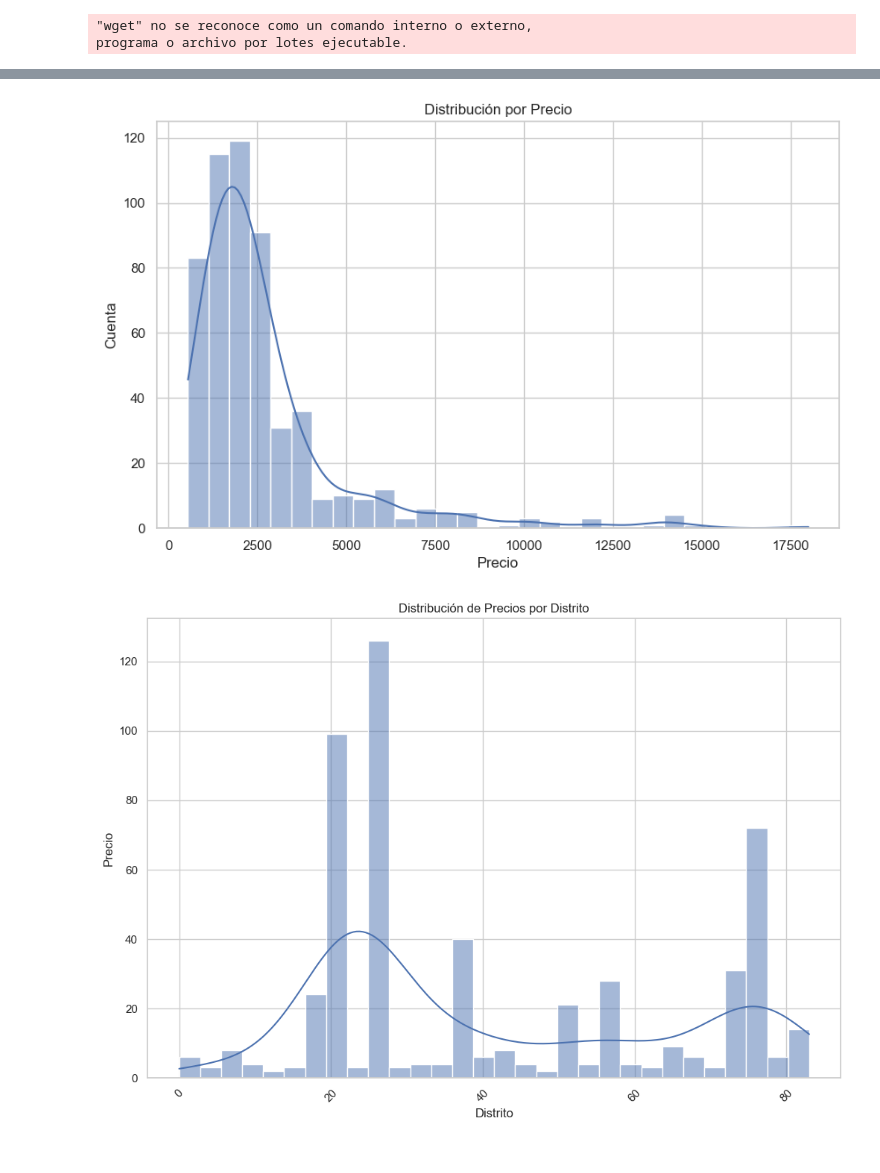
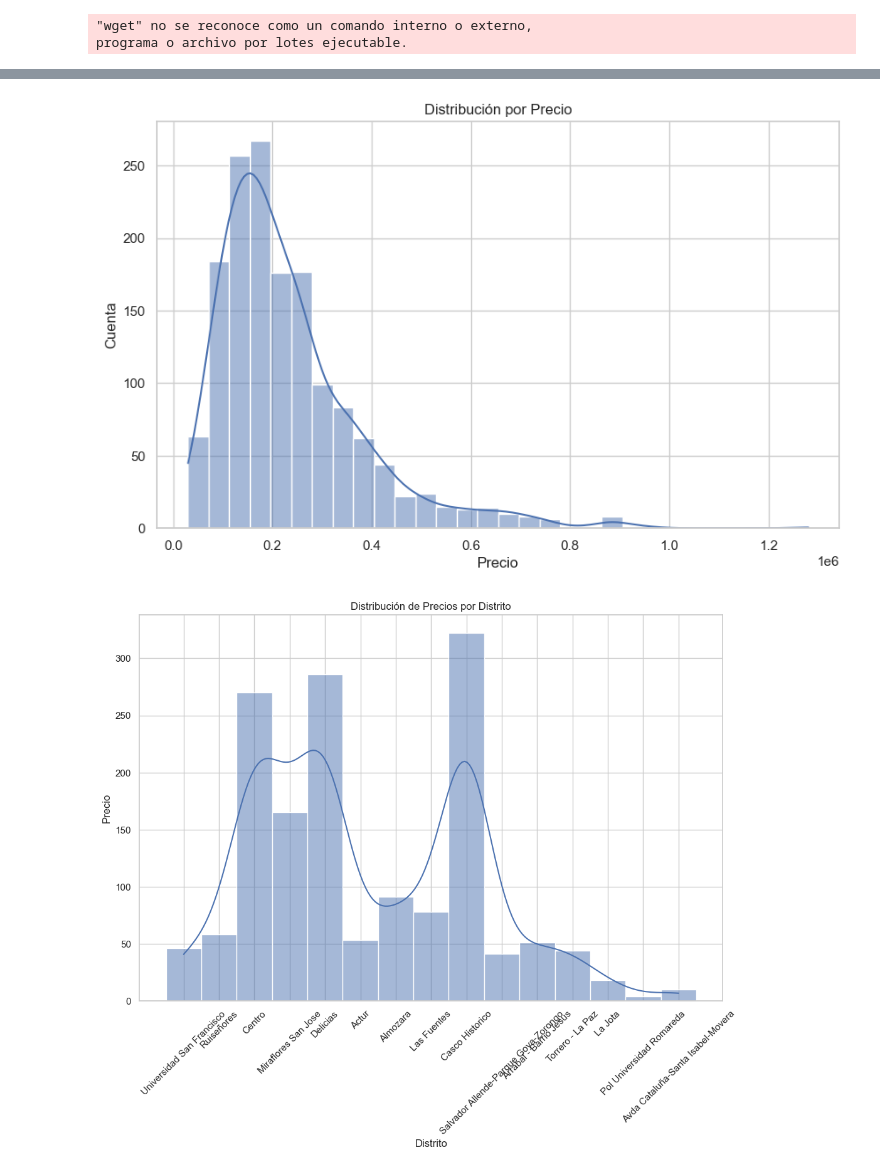
Before and after one commit to jkacosta91/Analisis-de-Alquileres, a Jupyter notebook: eda.ipynb, the cells around one changed output, grey strips where cells are left out. Cells and saved outputs as stored; diff of their text form; code cells hidden in the pictures.

```diff
--- a/eda.ipynb
+++ b/eda.ipynb
@@ -42,7 +42,7 @@ from sklearn.ensemble import RandomForestClassifier
 from sklearn.neighbors import KNeighborsClassifier
 from sklearn.neighbors import KNeighborsClassifier
 # %%
-df = pd.read_csv('idealista.csv')
+df = pd.read_csv('idealista_zaragoza_2024-09-06.csv')
 df.info()
 # %% [output]
 <class 'pandas.core.frame.DataFrame'>
@@ -188,6 +188,8 @@ df.drop(columns=[
     'MiniaturaURL',  # URL de la imagen en miniatura
     'InformacionPrecio',  # Información adicional sobre el precio
     'Direccion',  # Dirección de la propiedad
+    'Provincia',
+    'Municipio',
     'Latitud',  # Latitud de la propiedad
     'Longitud',  # Longitud de la propiedad
     'Descripcion',  # Descripción textual de la propiedad
@@ -199,10 +201,12 @@ df.drop(columns=[
     'Operacion',  # Tipo de operación
     'Pais',  # País
     'NuevaConstruccion',
-    'TieneHomeStaging',
+    'Destacado',
+    'Exterior',
     'DestacadoNuevoDesarrollo',
     'DestacadoPremium',  # Destacado Premium
-    'EspacioEstacionamiento'
+    'EspacioEstacionamiento',
+    'newDevelopmentFinished'
 ], inplace=True)
 # %%
 msno.matrix(df)
@@ -225,7 +229,7 @@ msno.matrix(df)
 
 # Rellenar valores nulos en las columnas
 df['Piso'].fillna(0, inplace=True)
-df['Exterior'].fillna(True, inplace=True)
+df['Estado'] = df['Estado'].fillna("good")
 df['TieneAscensor'].fillna(False, inplace=True)
 df['Distrito'].fillna('No especifica', inplace=True)
 df['Barrio'].fillna('No especifica', inplace=True)
@@ -244,7 +248,6 @@ df['Piso'] = pd.to_numeric(df['Piso'], errors='coerce').fillna(0)
 
 # Rellenar valores nulos en otras columnas
 df['Piso'].fillna(0, inplace=True)
-df['Exterior'].fillna(True, inplace=True)
 df['TieneAscensor'].fillna(False, inplace=True)
 df['Distrito'].fillna('No especifica', inplace=True)
 df['Barrio'].fillna('No especifica', inplace=True)
@@ -525,29 +461,29 @@ print(distritos_grouped)
 # %%
 import seaborn as sns
 import matplotlib.pyplot as plt
 
 # Configuración de estilo
 sns.set(style="whitegrid")
 
 # Visualizar la distribución general del precio
 plt.figure(figsize=(10, 6))
-sns.histplot(df_transformed['Precio'], bins=30, kde=True)
+sns.histplot(df['Precio'], bins=30, kde=True)
 plt.title('Distribución por Precio')
 plt.xlabel('Precio')
 plt.ylabel('Cuenta')
 plt.show()
 
 # Visualizar la distribución del precio por distrito
 plt.figure(figsize=(12, 8))
-sns.histplot(df_transformed['Distrito'], bins=30, kde=True)
+sns.histplot(df['Distrito'], bins=30, kde=True)
 plt.title('Distribución de Precios por Distrito')
 plt.xlabel('Distrito')
 plt.ylabel('Precio')
 plt.xticks(rotation=45)
 plt.show()
 # %% [output]
-[figure, old version]
+[figure, new version]
-[figure, old version]
+[figure, new version]
 # %%
 import pandas as pd
 
```
Also changed, not shown: parts of 24 cells of this notebook, 5 other files.
